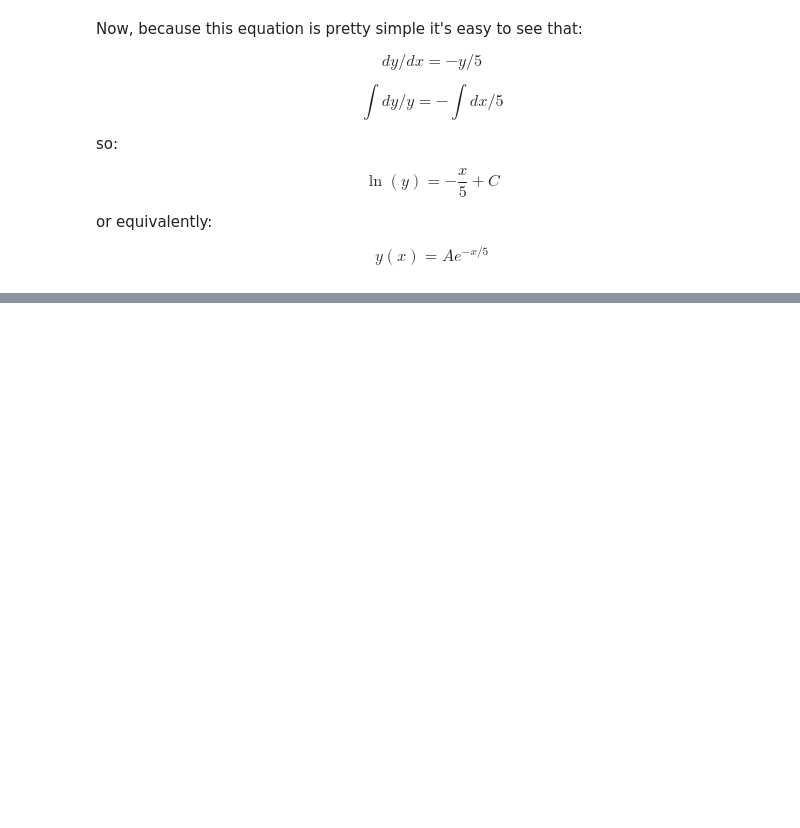
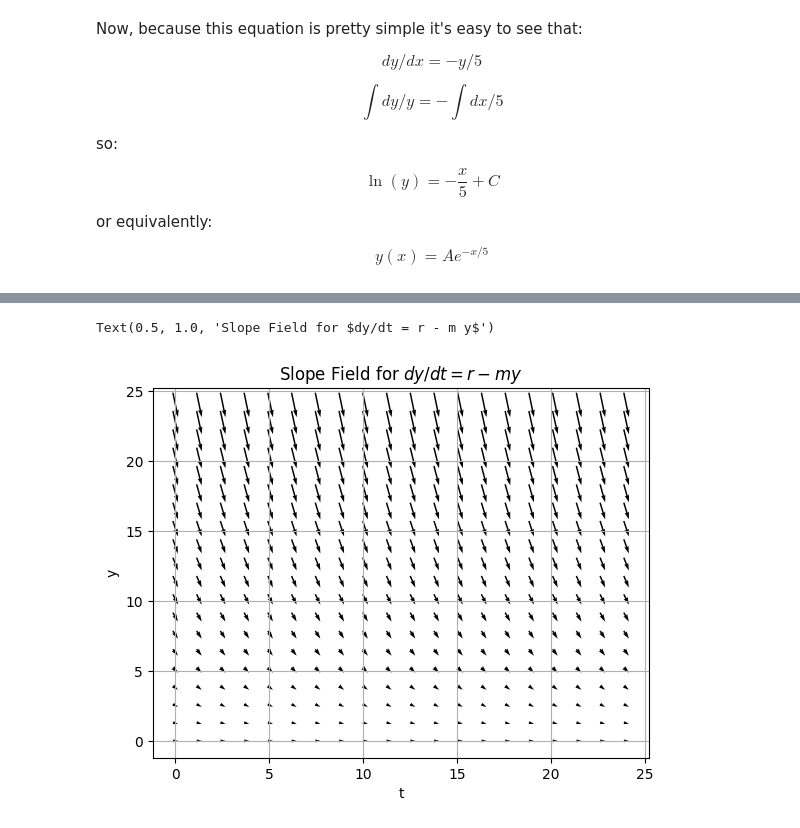
Before and after one commit to 201820-SWEN-230/MATH-330-Activities, a Jupyter notebook: Activity1_SlopeFields.ipynb, the cells around one changed output, grey strips where cells are left out. Saved outputs shown, nothing was run; the diff lists cells and outputs as text; code cells hidden in the pictures; blank space fills up the shorter version.

```diff
--- a/Activity1_SlopeFields.ipynb
+++ b/Activity1_SlopeFields.ipynb
@@ -158,0 +257,24 @@ $$ y(x) = A e^{-x/5} $$
+# %%
+#
+# See the expression for "v=..." below. Change it to match the differential equation above.
+#
+
+r = 4
+m = .2
+
+tdomain = np.linspace(0,24,20)
+ydomain = np.linspace(0,24,20)
+
+t,y = np.meshgrid(tdomain, ydomain)
+
+u = 1     # you can leave the x component as 1. Then the y component is dy/dt
+v = -y/5  # this is the old equation, replace this with the correct equation for this problem
+
+plt.quiver(t,y,u,v,pivot='mid')
+plt.grid()
+plt.xlabel("t")
+plt.ylabel("y")
+plt.title("Slope Field for $dy/dt = r - m y$")
+# %% [output]
+Text(0.5, 1.0, 'Slope Field for $dy/dt = r - m y$')
+[figure, added]
```
Also changed, not shown: parts of 16 cells of this notebook.
